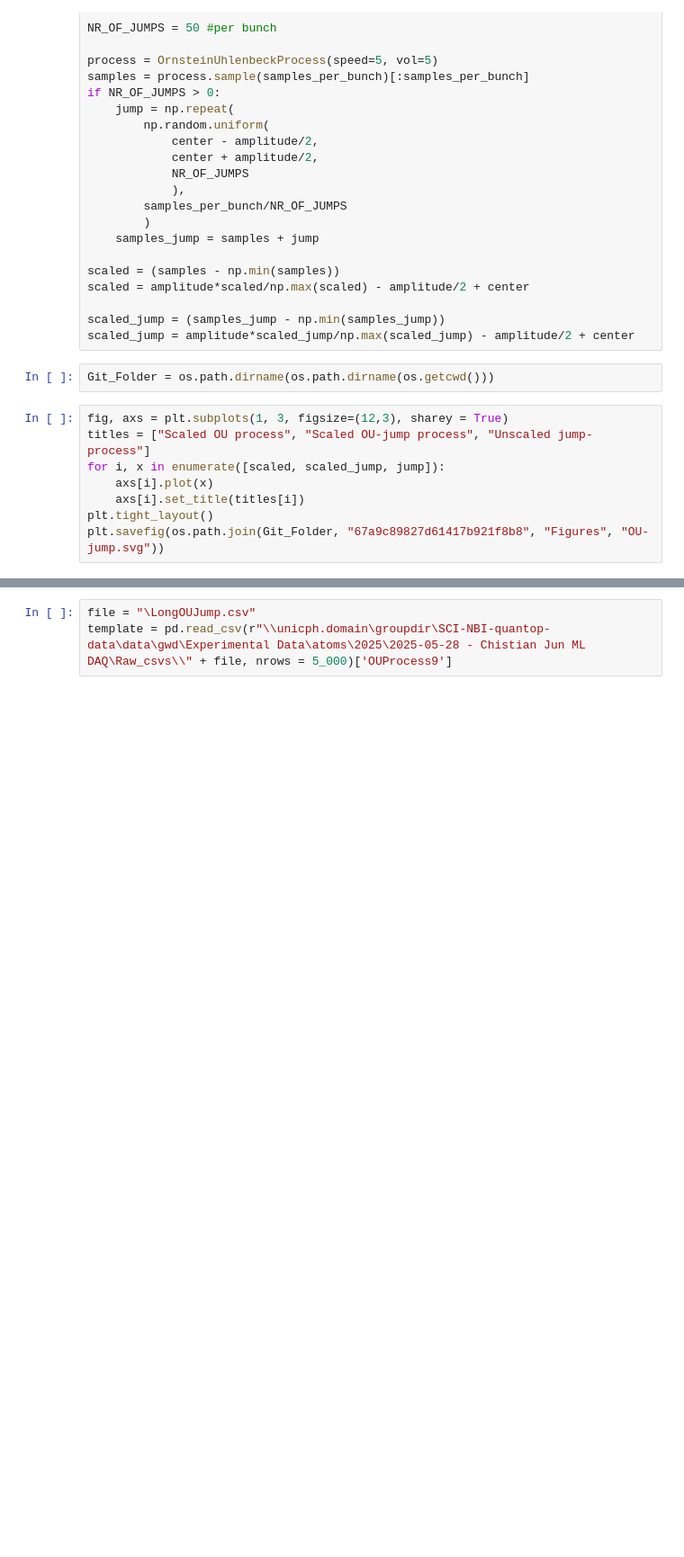
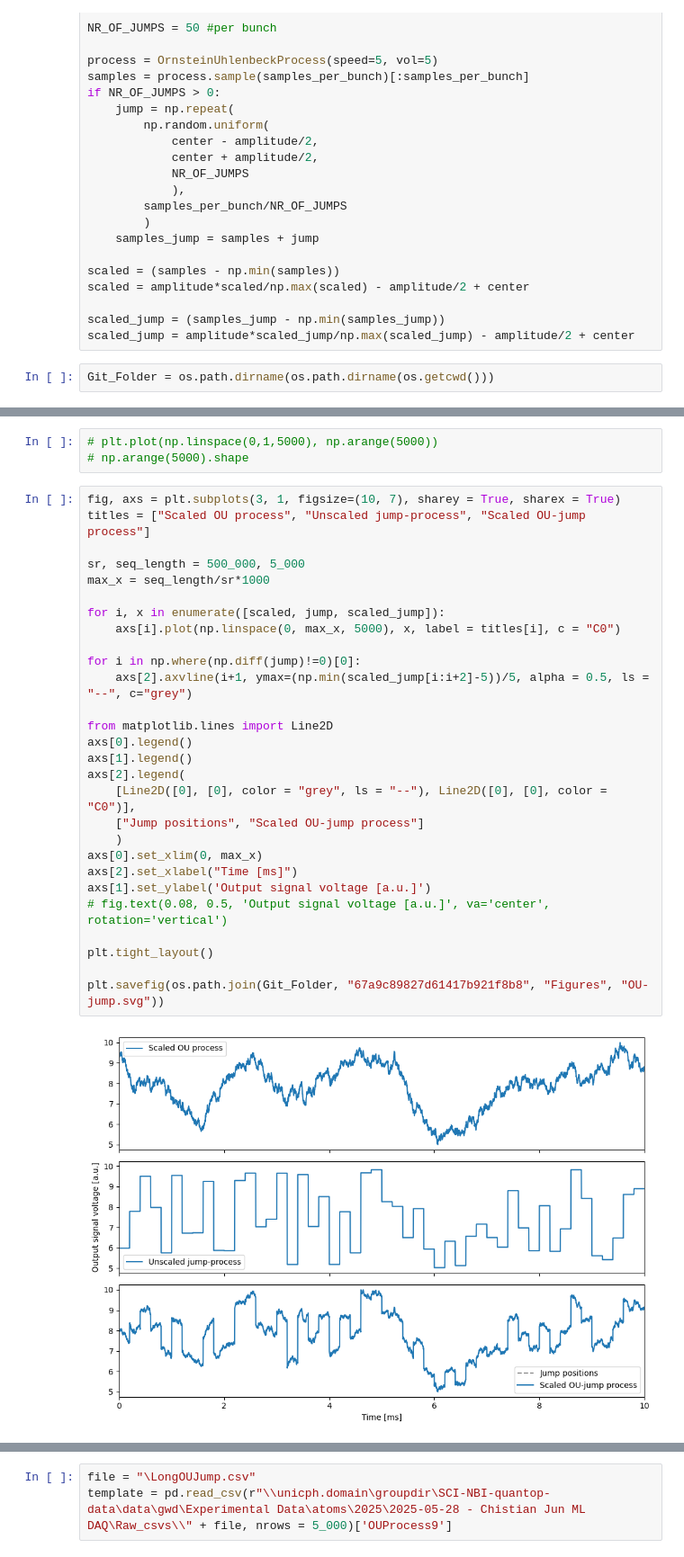
Before and after one commit to Chrillemis/Bachelors-Project-Christian-Lorentsen, a Jupyter notebook: Python/PC/CSVplots.ipynb, the cells around one changed output, grey strips where cells are left out. Shown: that part at 90% size. Cells and saved outputs as stored; diff of their text form; blank space fills up the shorter version.

```diff
--- a/Python/PC/CSVplots.ipynb
+++ b/Python/PC/CSVplots.ipynb
@@ -31,11 +31,3 @@ scaled_jump = (samples_jump - np.min(samples_jump))
 scaled_jump = amplitude*scaled_jump/np.max(scaled_jump) - amplitude/2 + center
 # %%
 Git_Folder = os.path.dirname(os.path.dirname(os.getcwd()))
-# %%
-fig, axs = plt.subplots(1, 3, figsize=(12,3), sharey = True)
-titles = ["Scaled OU process", "Scaled OU-jump process", "Unscaled jump-process"]
-for i, x in enumerate([scaled, scaled_jump, jump]):
-    axs[i].plot(x)
-    axs[i].set_title(titles[i])
-plt.tight_layout()
-plt.savefig(os.path.join(Git_Folder, "67a9c89827d61417b921f8b8", "Figures", "OU-jump.svg"))
@@ -44,2 +42,35 @@ plt.savefig(os.path.join(Git_Folder, "67a9c89827d61417b921f8b8", "Figures", "OU-
+# %%
+# plt.plot(np.linspace(0,1,5000), np.arange(5000))
+# np.arange(5000).shape
+# %%
+fig, axs = plt.subplots(3, 1, figsize=(10, 7), sharey = True, sharex = True)
+titles = ["Scaled OU process", "Unscaled jump-process", "Scaled OU-jump process"]
+
+sr, seq_length = 500_000, 5_000
+max_x = seq_length/sr*1000
+
+for i, x in enumerate([scaled, jump, scaled_jump]):
+    axs[i].plot(np.linspace(0, max_x, 5000), x, label = titles[i], c = "C0")
+
+for i in np.where(np.diff(jump)!=0)[0]:
+    axs[2].axvline(i+1, ymax=(np.min(scaled_jump[i:i+2]-5))/5, alpha = 0.5, ls = "--", c="grey")
+
+from matplotlib.lines import Line2D
+axs[0].legend()
+axs[1].legend()
+axs[2].legend(
+    [Line2D([0], [0], color = "grey", ls = "--"), Line2D([0], [0], color = "C0")],
+    ["Jump positions", "Scaled OU-jump process"]
+    )
+axs[0].set_xlim(0, max_x)
+axs[2].set_xlabel("Time [ms]")
+axs[1].set_ylabel('Output signal voltage [a.u.]')
+# fig.text(0.08, 0.5, 'Output signal voltage [a.u.]', va='center', rotation='vertical')
+
+plt.tight_layout()
+
+plt.savefig(os.path.join(Git_Folder, "67a9c89827d61417b921f8b8", "Figures", "OU-jump.svg"))
+# %% [output]
+[figure, added]
 # %%
 stop here
```
Also changed, not shown: parts of 4 cells of this notebook, 1 other file.
